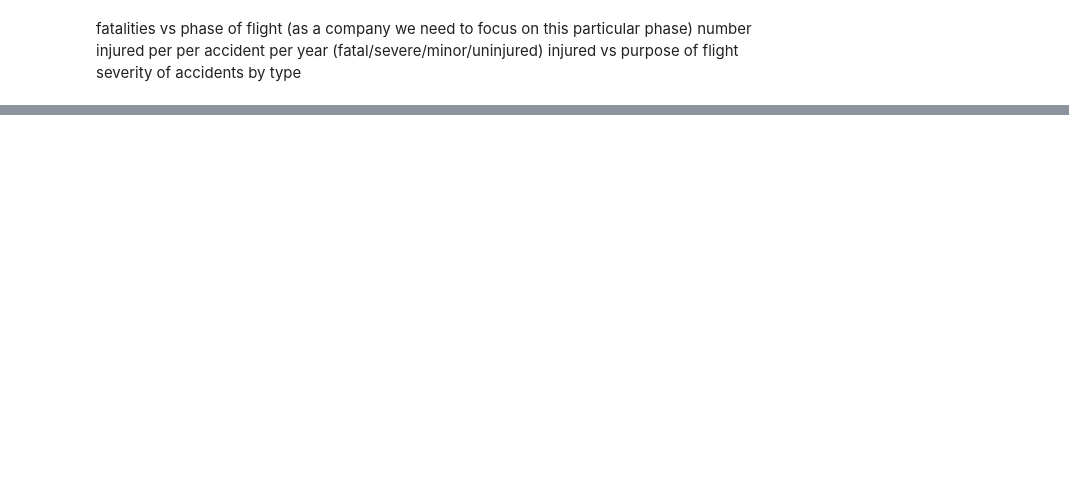
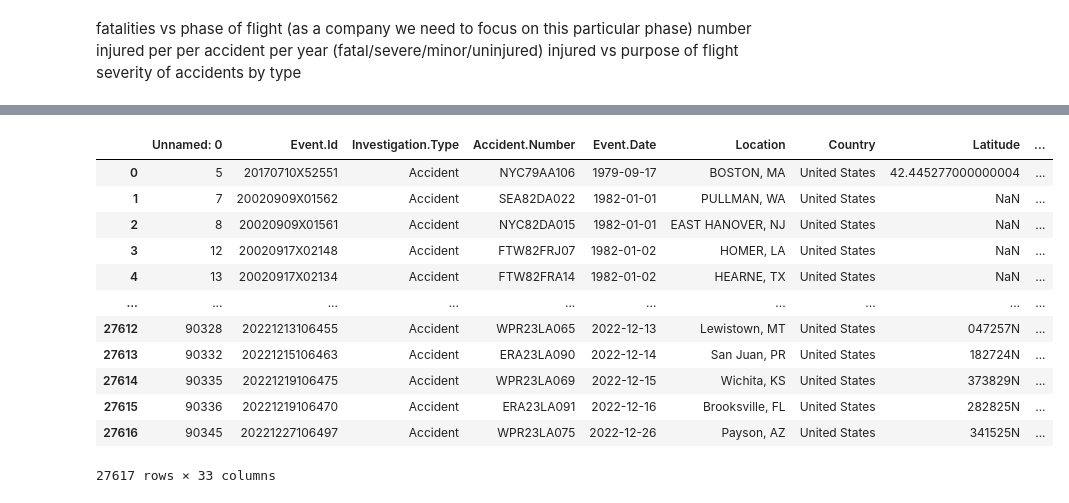
Before and after one commit to K-Pegg/Charting-New-Heights, a Jupyter notebook: Airline_Data_Project_juvenson.ipynb, the cells around one changed output, grey strips where cells are left out. Cells and saved outputs as stored; diff of their text form; code cells hidden in the pictures; blank space fills up the shorter version.

```diff
--- a/Airline_Data_Project_juvenson.ipynb
+++ b/Airline_Data_Project_juvenson.ipynb
@@ -539,0 +510,2 @@ plt.show()
+# %%
+df_airplane['Make']=df_airplane['Make'].replace("Rockwell International", "Rockwell Intl")
@@ -539,0 +532,3 @@ plt.show()
+# %%
+df_airplane['Make']=df_airplane['Make'].replace("Rockwell int't", "Rockwell Intl")
+df_airplane['Make']=df_airplane['Make'].replace('Rockwell international', "Rockwell Intl")
@@ -539,0 +590,38 @@ plt.show()
+# %%
+df_airplane['Make']=df_airplane['Make'].replace('Rockwell', "Rockwell Intl")
+df_airplane['Make']=df_airplane['Make'].replace('Rockwell comdr', "Rockwell Intl")
+df_airplane['Make']=df_airplane['Make'].replace('Rockwell commander', "Rockwell Intl")
+
+
+df_airplane['Make']=df_airplane['Make'].replace("Douglas", "Mcdonnell Douglas")
+df_airplane['Make']=df_airplane['Make'].replace("Mcdonnell douglas", "Mcdonnell Douglas")
+df_airplane['Make']=df_airplane['Make'].replace('Mcdonnell-douglas', "Mcdonnell Douglas")
+
+df_airplane['Make']=df_airplane['Make'].replace('Bombardier inc', "Bombardier")
+df_airplane['Make']=df_airplane['Make'].replace("Bombardier, inc.", "Bombardier")
+
+df_airplane['Make']=df_airplane['Make'].replace("Cessna aircraft co", 'Cessna')
+df_airplane['Make']=df_airplane['Make'].replace("Cessna aircraft company", 'Cessna')
+df_airplane['Make']=df_airplane['Make'].replace("Cessna aircraft", 'Cessna')
+
+df_airplane['Make']=df_airplane['Make'].replace("Gulfstream aerospace", 'Gulfstream')
+df_airplane['Make']=df_airplane['Make'].replace("Gulfstream-schweizer a/c corp", 'Gulfstream')
+df_airplane['Make']=df_airplane['Make'].replace("Gulfstream american corp", 'Gulfstream')
+df_airplane['Make']=df_airplane['Make'].replace("Gulfstream-schweizer", 'Gulfstream')
+df_airplane['Make']=df_airplane['Make'].replace('Gulfstream american', "Gulfstream")
+
+df_airplane['Make']=df_airplane['Make'].replace("Czech aircraft works spol sro", 'Czech aircraft')
+df_airplane['Make']=df_airplane['Make'].replace("Czech sport aircraft as", 'Czech aircraft')
+df_airplane['Make']=df_airplane['Make'].replace("zech aircraft works", 'Czech aircraft')
+
+df_airplane['Make']=df_airplane['Make'].replace("Learjet inc", "Learjet")
+df_airplane['Make']=df_airplane['Make'].replace("Gates learjet corp.", "Learjet")
+df_airplane['Make']=df_airplane['Make'].replace('Gates learjet', "Learjet")
+
+
+df_airplane['Make']=df_airplane['Make'].replace("The boeing company", "Boeing")
+df_airplane['Make']=df_airplane['Make'].replace("Boeing stearman", "Boeing")
+df_airplane['Make']=df_airplane['Make'].replace('Smith mini', "Smith")
+df_airplane['Make']=df_airplane['Make'].replace('Smith aerostar', "Smith")
+df_airplane['Make']=df_airplane['Make'].replace('Smith miniplane', "Smith")
+df_airplane['Make']=df_airplane['Make'].replace('Ted smith', "Smith")
@@ -539,0 +648,16 @@ plt.show()
+# %%
+df_airplane
+# %% [output]
+|  | Unnamed: 0 | Event.Id | Investigation.Type | Accident.Number | Event.Date | Location | Country | Latitude | ... |
+| 0 | 5 | 20170710X52551 | Accident | NYC79AA106 | 1979-09-17 | BOSTON, MA | United States | 42.445277000000004 | ... |
+| 1 | 7 | 20020909X01562 | Accident | SEA82DA022 | 1982-01-01 | PULLMAN, WA | United States | NaN | ... |
+| 2 | 8 | 20020909X01561 | Accident | NYC82DA015 | 1982-01-01 | EAST HANOVER, NJ | United States | NaN | ... |
+| 3 | 12 | 20020917X02148 | Accident | FTW82FRJ07 | 1982-01-02 | HOMER, LA | United States | NaN | ... |
+| 4 | 13 | 20020917X02134 | Accident | FTW82FRA14 | 1982-01-02 | HEARNE, TX | United States | NaN | ... |
+| ... | ... | ... | ... | ... | ... | ... | ... | ... | ... |
+| 27612 | 90328 | 20221213106455 | Accident | WPR23LA065 | 2022-12-13 | Lewistown, MT | United States | 047257N | ... |
+| 27613 | 90332 | 20221215106463 | Accident | ERA23LA090 | 2022-12-14 | San Juan, PR | United States | 182724N | ... |
+| 27614 | 90335 | 20221219106475 | Accident | WPR23LA069 | 2022-12-15 | Wichita, KS | United States | 373829N | ... |
+| 27615 | 90336 | 20221219106470 | Accident | ERA23LA091 | 2022-12-16 | Brooksville, FL | United States | 282825N | ... |
+| 27616 | 90345 | 20221227106497 | Accident | WPR23LA075 | 2022-12-26 | Payson, AZ | United States | 341525N | ... |
+27617 rows × 33 columns
```
Also changed, not shown: parts of 29 cells of this notebook, 1 other file.
